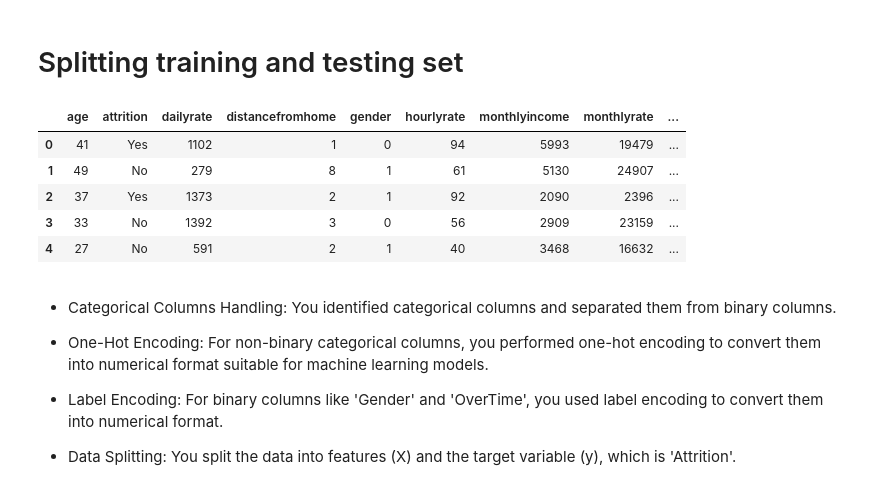
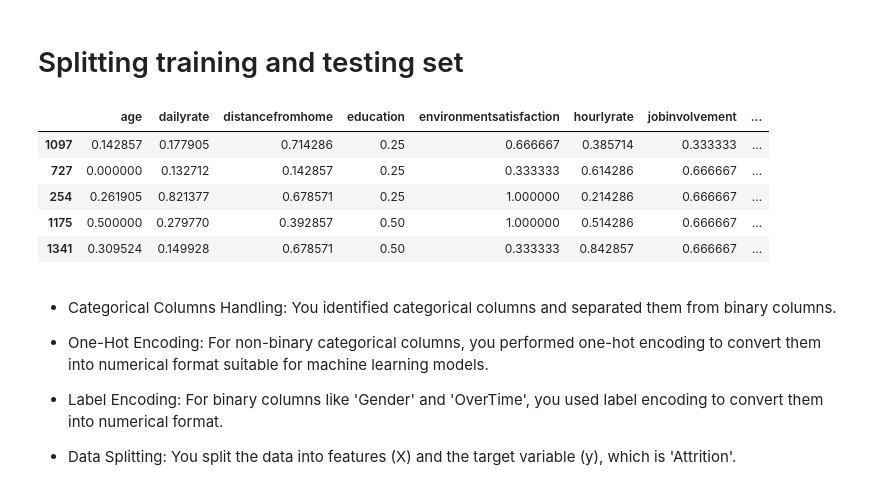
Before and after one commit to NoeliaOriola/Employee_Attrition, a Jupyter notebook: Employee_attrition_prediction.ipynb, the cells around one changed output. Cells and saved outputs as stored; diff of their text form; code cells hidden in the pictures.

```diff
--- a/Employee_attrition_prediction.ipynb
+++ b/Employee_attrition_prediction.ipynb
@@ -885,14 +897,17 @@ y = data_processed['attrition']
 
 # Further we will continue with feature selection/engineering
-# %%
-data_processed.head()
-# %% [output]
-|  | age | attrition | dailyrate | distancefromhome | gender | hourlyrate | monthlyincome | monthlyrate | ... |
-| 0 | 41 | Yes | 1102 | 1 | 0 | 94 | 5993 | 19479 | ... |
-| 1 | 49 | No | 279 | 8 | 1 | 61 | 5130 | 24907 | ... |
-| 2 | 37 | Yes | 1373 | 2 | 1 | 92 | 2090 | 2396 | ... |
-| 3 | 33 | No | 1392 | 3 | 0 | 56 | 2909 | 23159 | ... |
-| 4 | 27 | No | 591 | 2 | 1 | 40 | 3468 | 16632 | ... |
+# %%
+X_train = pd.concat([X_train_num_trans_df, X_train_cat_encoded_df], axis=1)
+X_test  = pd.concat([X_test_num_trans_df, X_test_cat_encoded_df], axis=1)
+
+X_train.head()
+# %% [output]
+|  | age | dailyrate | distancefromhome | education | environmentsatisfaction | hourlyrate | jobinvolvement | ... |
+| 1097 | 0.142857 | 0.177905 | 0.714286 | 0.25 | 0.666667 | 0.385714 | 0.333333 | ... |
+| 727 | 0.000000 | 0.132712 | 0.142857 | 0.25 | 0.333333 | 0.614286 | 0.666667 | ... |
+| 254 | 0.261905 | 0.821377 | 0.678571 | 0.25 | 1.000000 | 0.214286 | 0.666667 | ... |
+| 1175 | 0.500000 | 0.279770 | 0.392857 | 0.50 | 1.000000 | 0.514286 | 0.666667 | ... |
+| 1341 | 0.309524 | 0.149928 | 0.678571 | 0.50 | 0.333333 | 0.842857 | 0.666667 | ... |
 # %% [markdown]
 * Categorical Columns Handling: You identified categorical columns and separated them from binary columns.
 
```
Also changed, not shown: parts of 40 cells of this notebook.
